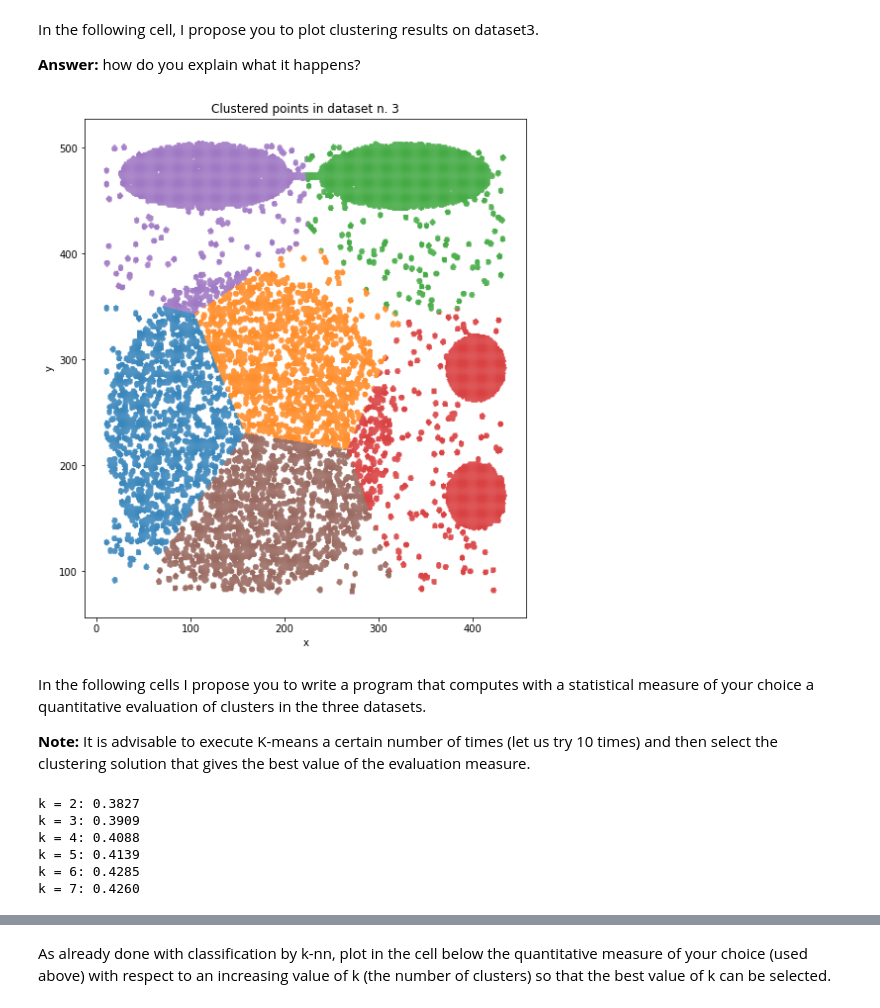
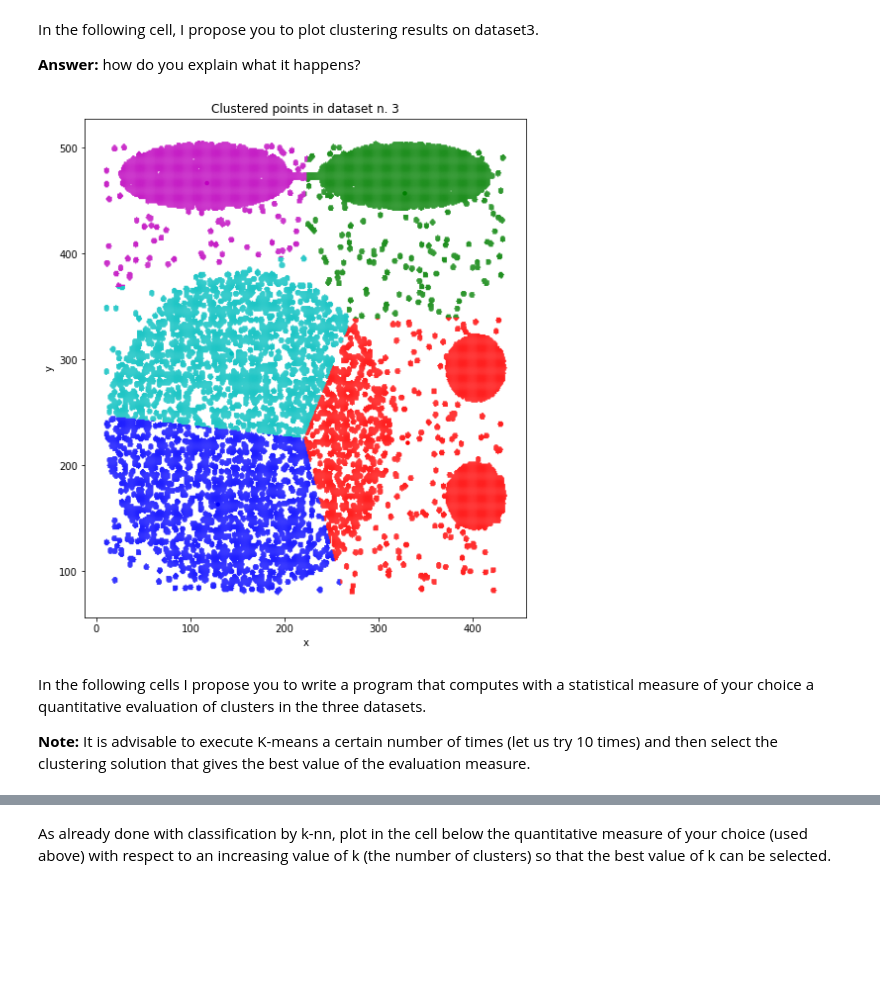
Before and after one commit to AlbertoCampini/AAUT, a Jupyter notebook: clustering_copy_for_students_aa_21_22.ipynb, the cells around one changed output, grey strips where cells are left out. Cells and saved outputs as stored; diff of their text form; code cells hidden in the pictures; blank space fills up the shorter version.

```diff
--- a/clustering_copy_for_students_aa_21_22.ipynb
+++ b/clustering_copy_for_students_aa_21_22.ipynb
@@ -226,6 +226,7 @@ for clu in range(k):
     data_list_x = [data1[i,0] for i in range(n_samples1) if kmeans1.labels_[i]==clu]
     data_list_y = [data1[i,1] for i in range(n_samples1) if kmeans1.labels_[i]==clu]
     plt.scatter(data_list_x, data_list_y, s=2, edgecolors='none', c=color[clu], alpha=0.5)
+    plt.scatter(kmeans1.cluster_centers_[clu][0],kmeans1.cluster_centers_[clu][1],s=20, edgecolors='none', c=color[clu], alpha=1) #Added centroids plotting
 
 plt.show()
 # %% [output]
@@ -239,9 +240,9 @@ data2,feature_names2,n_samples2,n_features2 = load_data(file_path, file_name2)
 
 from sklearn.cluster import KMeans
 
-np.random.seed(3)
+np.random.seed(5)
 
-k=6
+k=3
 kmeans2 = KMeans(n_clusters=k, random_state=0).fit(data2)
 # %% [markdown]
 In the following you have to plot clustering results on dataset2.
@@ -268,6 +269,7 @@ for clu in range(k):
     # collect the sequence of cooordinates of the points in each given cluster (determined by clu)
     data_list_x = [data2[i,0] for i in range(n_samples2) if kmeans2.labels_[i]==clu]
     data_list_y = [data2[i,1] for i in range(n_samples2) if kmeans2.labels_[i]==clu]
-    plt.scatter(data_list_x, data_list_y, s=10, edgecolors='none', cmap='rainbow', alpha=0.8)
+    plt.scatter(data_list_x, data_list_y, s=10, edgecolors='none', c=color[clu], cmap='rainbow', alpha=0.8)
+    plt.scatter(kmeans2.cluster_centers_[clu][0],kmeans2.cluster_centers_[clu][1],s=20, edgecolors='none', c=color[clu], alpha=1) #Added centroids plotting
 
 plt.show()
@@ -282,7 +286,7 @@ from sklearn.cluster import KMeans
 
 np.random.seed(5)
 
-k=6
+k=5
 kmeans3 = KMeans(n_clusters=k, random_state=0).fit(data3)
 # %% [markdown]
 In the following cell, I propose you to plot clustering results on dataset3.
@@ -292,63 +296,32 @@ how do you explain what it happens?
 # %%
 import matplotlib.pyplot as plt
 
 fig = plt.figure(figsize=(8,8))
 
 ax = fig.add_subplot(111)
 fig.subplots_adjust(top=1)
 ax.set_title('Clustered points in dataset n. 3')
 
 ax.set_xlabel(feature_names3[0])
 ax.set_ylabel(feature_names3[1])
 
 # set the list of colors to be selected when plotting the different clusters
 color=['b','g','r','c','m','y','k','w']
 
 #plot the dataset
 for clu in range(k):
     # collect the sequence of cooordinates of the points in each given cluster (determined by clu)
     data_list_x = [data3[i,0] for i in range(n_samples3) if kmeans3.labels_[i]==clu]
     data_list_y = [data3[i,1] for i in range(n_samples3) if kmeans3.labels_[i]==clu]
-    plt.scatter(data_list_x, data_list_y, s=2, edgecolors='none', cmap="rainbow", alpha=0.8)
+    plt.scatter(data_list_x, data_list_y, s=2, edgecolors='none', cmap="rainbow",c=color[clu], alpha=0.8)
+    plt.scatter(kmeans3.cluster_centers_[clu][0],kmeans3.cluster_centers_[clu][1],s=20, edgecolors='none', c=color[clu], alpha=1) #Added centroids plotting
+
 
 plt.show()
 # %% [output]
-[figure, old version]
+[figure, new version]
 # %% [markdown]
 In the following cells I propose you to write a program that computes with a statistical measure of your choice a quantitative evaluation of clusters in the three datasets.
 
 **Note:**
 It is advisable to execute K-means a certain number of times (let us try 10 times) and then select the clustering solution that gives the best value of the evaluation measure.
-# %%
-import pandas as pd
-import numpy as np
-from sklearn.cluster import KMeans
-from sklearn.metrics import silhouette_score, davies_bouldin_score, calinski_harabasz_score
-
-
-# define number of clusters to test
-k_values = [2, 3, 4, 5, 6, 7, 8]
-
-# define evaluation metrics
-metrics = {
-    "Silhouette": silhouette_score
-}
-
-
-for k in k_values:
-    best_score, best_model = None, None
-    # repeat k-means 10 times and select best model based on evaluation metric
-    for j in range(10):
-        model = KMeans(n_clusters=k, random_state=j)
-        model.fit(data3)
-        score = metrics["Silhouette"](data3, model.labels_)
-        if best_score is None or score > best_score:
-            best_score, best_model = score, model
-    print(f"k = {k}: {best_score:.4f} ")
-# %% [output]
-k = 2: 0.3827
-k = 3: 0.3909
-k = 4: 0.4088
-k = 5: 0.4139
-k = 6: 0.4285
-k = 7: 0.4260
```
Also changed, not shown: parts of 11 cells of this notebook.
